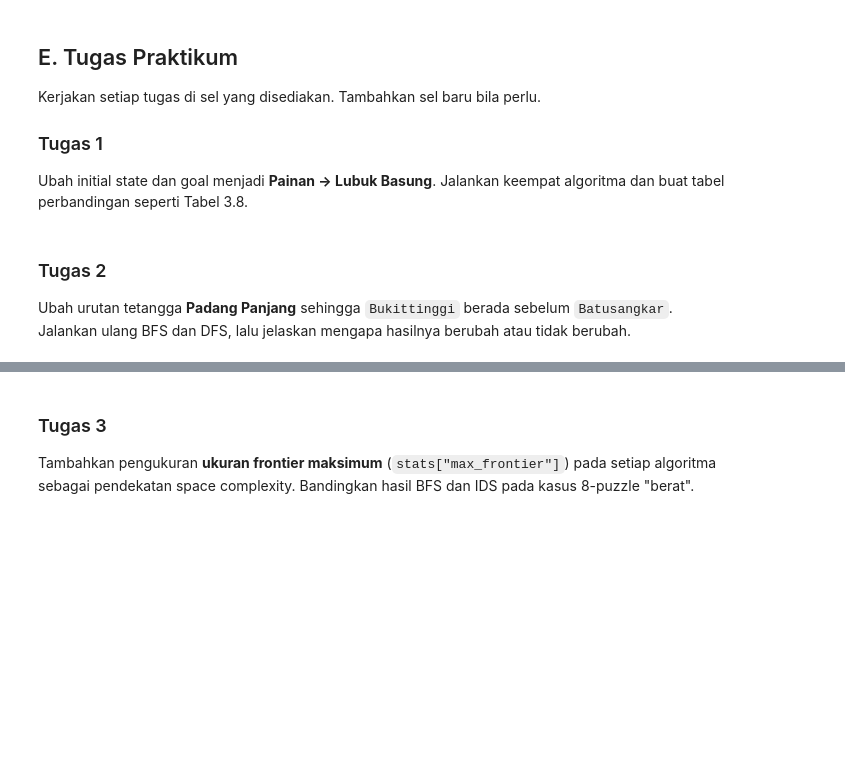
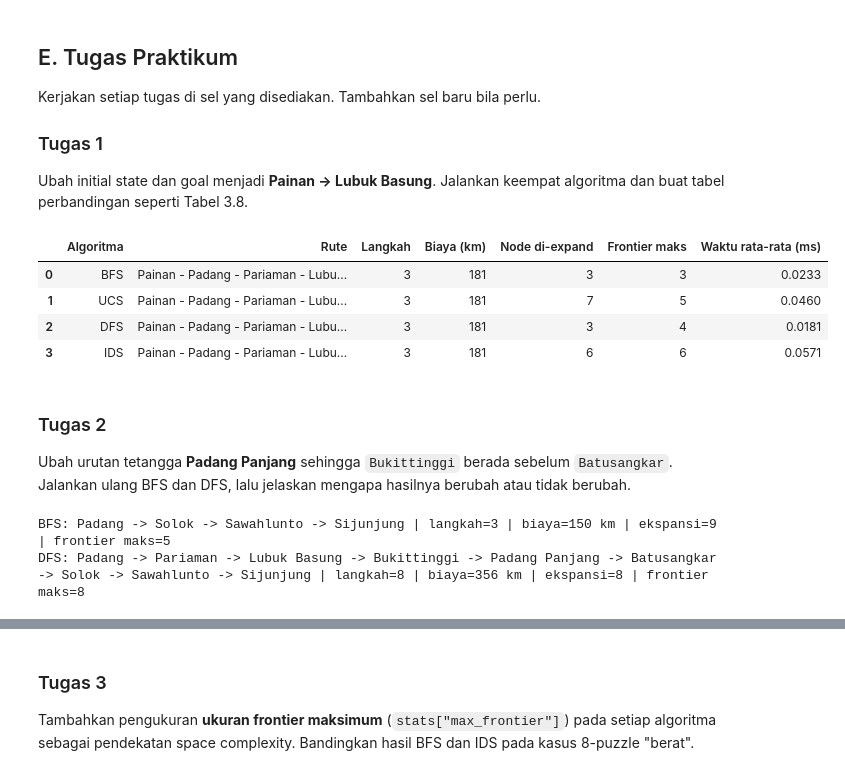
Before and after one commit to windyrahayu45/Kecerdasan-Buatan, a Jupyter notebook: Praktikum_3_Pencarian_Buta.ipynb, the cells around one changed output, grey strips where cells are left out. Cells and saved outputs as stored; diff of their text form; code cells hidden in the pictures; blank space fills up the shorter version.

Commit message:
fic : complete Practicum 3 and 4 search implementations

```diff
--- a/Praktikum_3_Pencarian_Buta.ipynb
+++ b/Praktikum_3_Pencarian_Buta.ipynb
@@ -497,18 +635,31 @@ Kerjakan setiap tugas di sel yang disediakan. Tambahkan sel baru bila perlu.
 ### Tugas 1
 Ubah initial state dan goal menjadi **Painan → Lubuk Basung**. Jalankan keempat algoritma dan buat tabel perbandingan seperti Tabel 3.8.
 # %%
-# TODO Tugas 1
 masalah2 = Problem("Painan", "Lubuk Basung", PETA_SUMBAR)
-# bandingkan(masalah2)
+tabel_tugas1 = bandingkan(masalah2)
+tabel_tugas1
+# %% [output]
+|  | Algoritma | Rute | Langkah | Biaya (km) | Node di-expand | Frontier maks | Waktu rata-rata (ms) |
+| 0 | BFS | Painan - Padang - Pariaman - Lubu... | 3 | 181 | 3 | 3 | 0.0233 |
+| 1 | UCS | Painan - Padang - Pariaman - Lubu... | 3 | 181 | 7 | 5 | 0.0460 |
+| 2 | DFS | Painan - Padang - Pariaman - Lubu... | 3 | 181 | 3 | 4 | 0.0181 |
+| 3 | IDS | Painan - Padang - Pariaman - Lubu... | 3 | 181 | 6 | 6 | 0.0571 |
 # %% [markdown]
 ### Tugas 2
 Ubah urutan tetangga **Padang Panjang** sehingga `Bukittinggi` berada sebelum `Batusangkar`. Jalankan ulang BFS dan DFS, lalu jelaskan mengapa hasilnya berubah atau tidak berubah.
 # %%
-# TODO Tugas 2
 import copy
 PETA_BARU = copy.deepcopy(PETA_SUMBAR)
 PETA_BARU["Padang Panjang"] = {"Padang": 72, "Pariaman": 50, "Bukittinggi": 19, "Batusangkar": 36}
-masalah3 = Problem("Padang", "Payakumbuh", PETA_BARU)
-# jalankan BFS dan DFS pada masalah3
+masalah3 = Problem("Padang", "Sijunjung", PETA_BARU)
+for nama, fungsi in [("BFS", breadth_first_search), ("DFS", depth_first_search)]:
+    stats = {"expanded": 0, "max_frontier": 0}
+    hasil = fungsi(masalah3, stats)
+    print(f"{nama}: {' -> '.join(path_states(hasil))} | langkah={hasil.depth} | "
+          f"biaya={hasil.path_cost} km | ekspansi={stats['expanded']} | "
+          f"frontier maks={stats['max_frontier']}")
+# %% [output]
+BFS: Padang -> Solok -> Sawahlunto -> Sijunjung | langkah=3 | biaya=150 km | ekspansi=9 | frontier maks=5
+DFS: Padang -> Pariaman -> Lubuk Basung -> Bukittinggi -> Padang Panjang -> Batusangkar -> Solok -> Sawahlunto -> Sijunjung | langkah=8 | biaya=356 km | ekspansi=8 | frontier maks=8
 # %% [markdown]
 *Penjelasan Tugas 2:*
```
Also changed, not shown: parts of 26 cells of this notebook, 1 other file.
